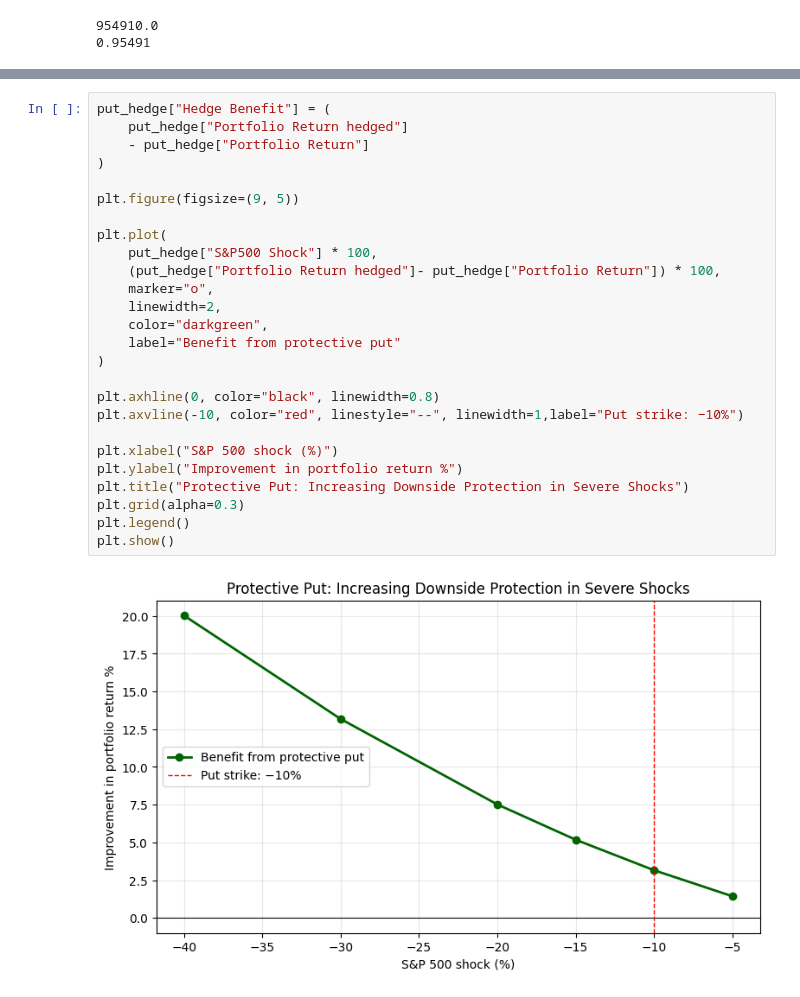
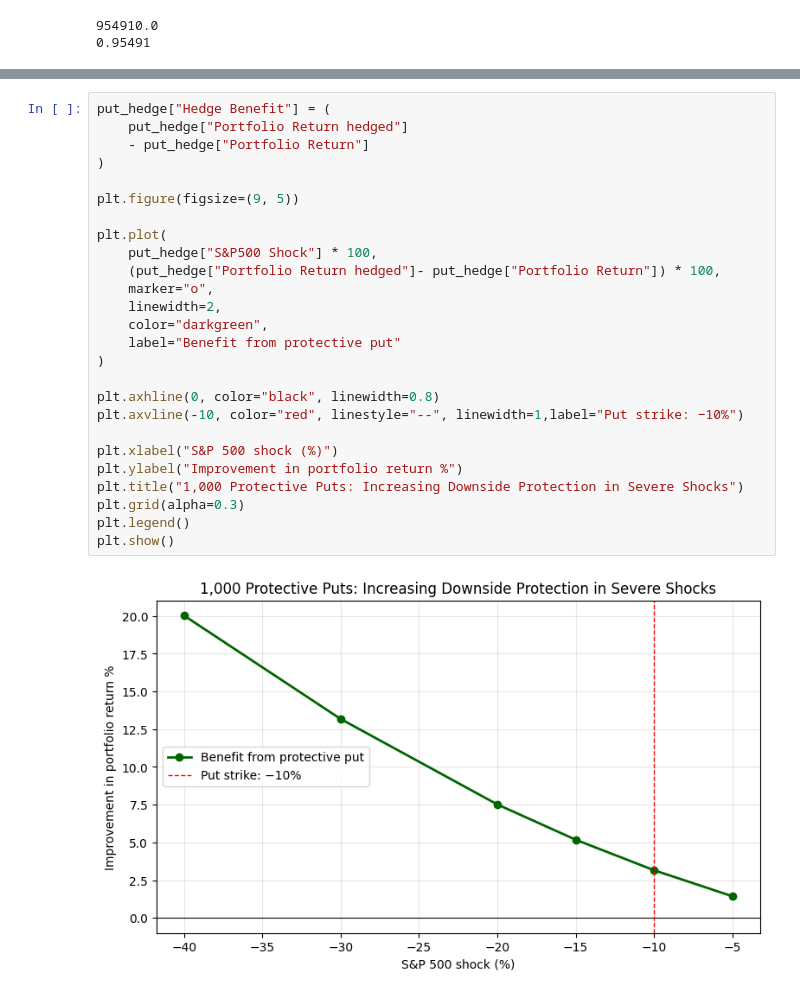
Before and after one commit to rakotoan/Crash-Metrics, a Jupyter notebook: Crash_Metrics.ipynb, the cells around one changed output, grey strips where cells are left out. Saved outputs shown, nothing was run; the diff lists cells and outputs as text.

```diff
--- a/Crash_Metrics.ipynb
+++ b/Crash_Metrics.ipynb
@@ -861,28 +861,28 @@ put_hedge
 # %%
 put_hedge["Hedge Benefit"] = (
     put_hedge["Portfolio Return hedged"]
     - put_hedge["Portfolio Return"]
 )
 
 plt.figure(figsize=(9, 5))
 
 plt.plot(
     put_hedge["S&P500 Shock"] * 100,
     (put_hedge["Portfolio Return hedged"]- put_hedge["Portfolio Return"]) * 100,
     marker="o",
     linewidth=2,
     color="darkgreen",
     label="Benefit from protective put"
 )
 
 plt.axhline(0, color="black", linewidth=0.8)
 plt.axvline(-10, color="red", linestyle="--", linewidth=1,label="Put strike: −10%")
 
 plt.xlabel("S&P 500 shock (%)")
 plt.ylabel("Improvement in portfolio return %")
-plt.title("Protective Put: Increasing Downside Protection in Severe Shocks")
+plt.title("1,000 Protective Puts: Increasing Downside Protection in Severe Shocks")
 plt.grid(alpha=0.3)
 plt.legend()
 plt.show()
 # %% [output]
-[figure, old version]
+[figure, new version]
```
Also changed, not shown: parts of 37 cells of this notebook.
